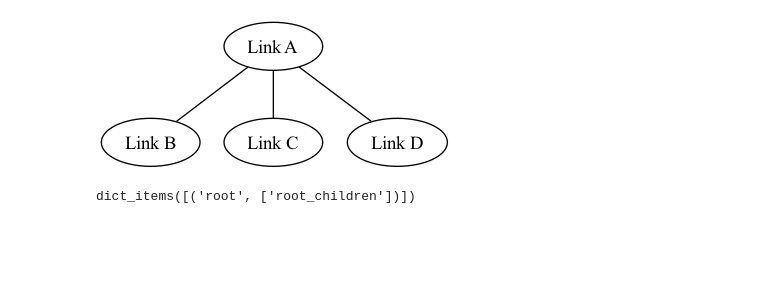
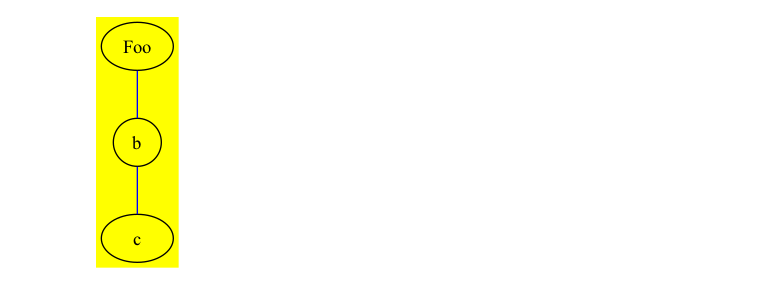
Before and after one commit to felkru/treevisapp, a Jupyter notebook: experiments.ipynb, the cells around one changed output. Drawn from its saved outputs; the diff is of its cells as text; code cells hidden in the pictures; blank space fills up the shorter version.

```diff
--- a/experiments.ipynb
+++ b/experiments.ipynb
@@ -84,26 +84,24 @@ fig.show()
 # %%
 import pydot
 from IPython.display import Image, display
 
 # Create the graph
-graph = pydot.Dot("my_graph", graph_type="graph", bgcolor="white")
+graph = pydot.Dot("my_graph", graph_type="graph", bgcolor="yellow")
 
-graph.add_edge(pydot.Edge("Link A", "Link B", color="black"))
-graph.add_edge(pydot.Edge("Link A", "Link C", color="black"))
-graph.add_edge(pydot.Edge("Link A", "Link D", color="black"))
+# Add nodes
+my_node = pydot.Node("a", label="Foo")
+graph.add_node(my_node)
+graph.add_node(pydot.Node("b", shape="circle"))
+
+# Add edges
+my_edge = pydot.Edge("a", "b", color="blue")
+graph.add_edge(my_edge)
+graph.add_edge(pydot.Edge("b", "c", color="blue"))
 
 # Save the graph to a file
 graph.write_png('graph.png')
 
 # Display the graph
 display(Image(filename='graph.png'))
 # %% [output]
-[figure, old version]
+[figure, new version]
-# %%
-nodes = {
-    "root": ["root_children"]
-}
-
-nodes.items()
-# %% [output]
-dict_items([('root', ['root_children'])])
```
Also changed, not shown: 1 other file.
